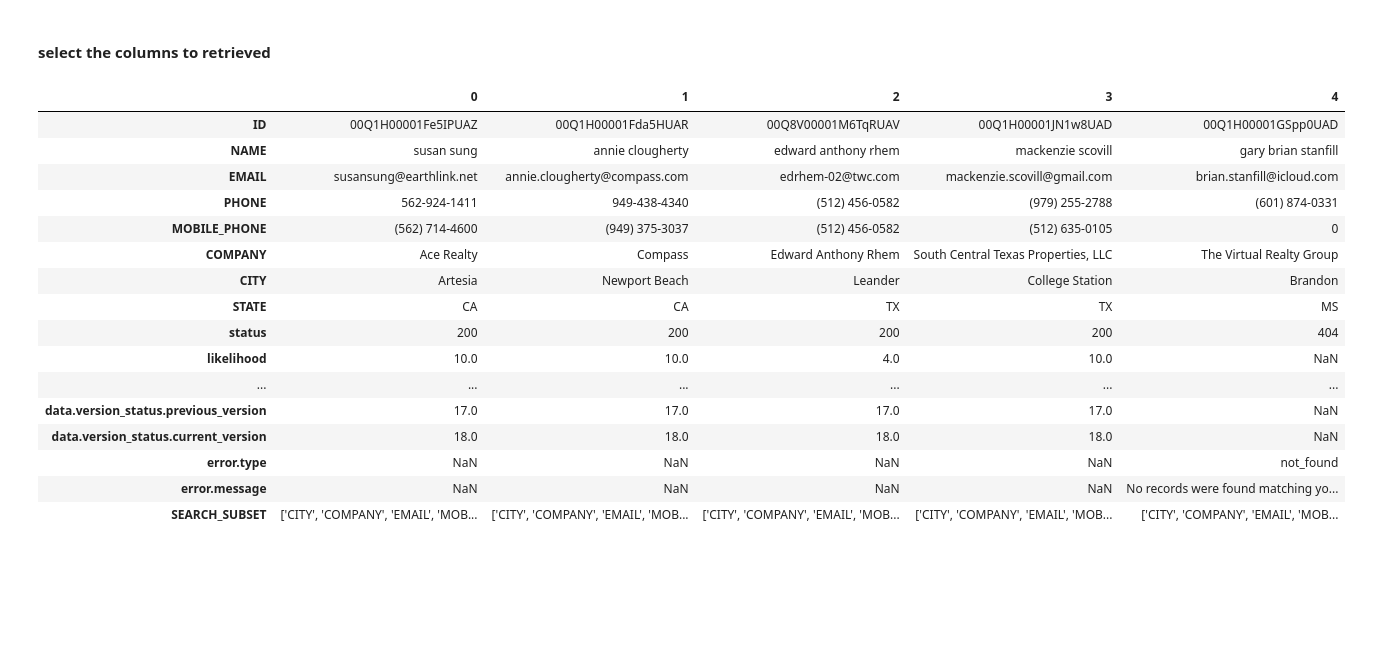
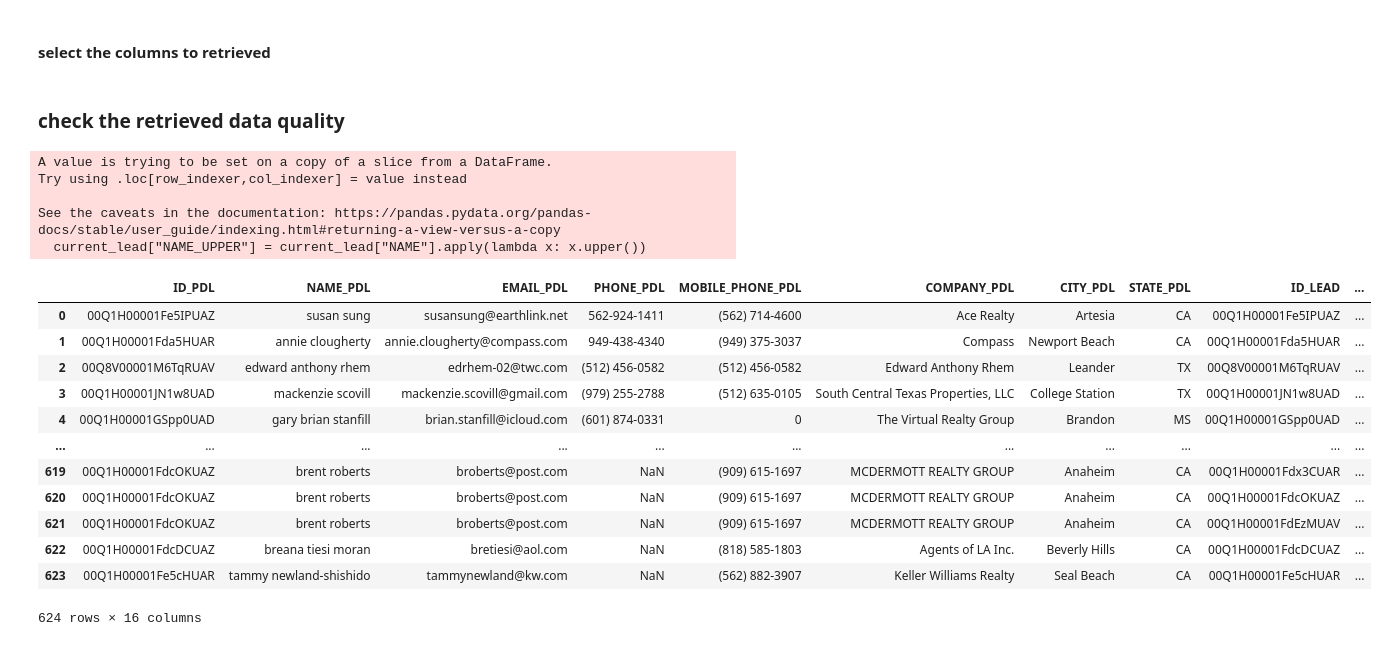
Before and after one commit to endpointclosing/lead-scoring, a Jupyter notebook: notebooks/pdl_data_quality_check.ipynb, the cells around one changed output. Saved outputs shown, nothing was run; the diff lists cells and outputs as text; code cells hidden in the pictures; blank space fills up the shorter version.

```diff
--- a/notebooks/pdl_data_quality_check.ipynb
+++ b/notebooks/pdl_data_quality_check.ipynb
@@ -599,24 +580,6 @@ import_pdl_top5_df[import_pdl_top5_df["STATE"].apply(lambda x: str(x).lower().st
 # %% [markdown]
 #### select the columns to retrieved
 # %%
-import_pdl_top5_df.head(5).transpose()
+# import_pdl_top5_df.head(5).transpose()
-# %% [output]
-|  | 0 | 1 | 2 | 3 | 4 |
-| ID | 00Q1H00001Fe5IPUAZ | 00Q1H00001Fda5HUAR | 00Q8V00001M6TqRUAV | 00Q1H00001JN1w8UAD | 00Q1H00001GSpp0UAD |
-| NAME | susan sung | annie clougherty | edward anthony rhem | mackenzie scovill | gary brian stanfill |
-| EMAIL | susansung@earthlink.net | annie.clougherty@compass.com | edrhem-02@twc.com | mackenzie.scovill@gmail.com | brian.stanfill@icloud.com |
-| PHONE | 562-924-1411 | 949-438-4340 | (512) 456-0582 | (979) 255-2788 | (601) 874-0331 |
-| MOBILE_PHONE | (562) 714-4600 | (949) 375-3037 | (512) 456-0582 | (512) 635-0105 | 0 |
-| COMPANY | Ace Realty | Compass | Edward Anthony Rhem | South Central Texas Properties, LLC | The Virtual Realty Group |
-| CITY | Artesia | Newport Beach | Leander | College Station | Brandon |
-| STATE | CA | CA | TX | TX | MS |
-| status | 200 | 200 | 200 | 200 | 404 |
-| likelihood | 10.0 | 10.0 | 4.0 | 10.0 | NaN |
-| ... | ... | ... | ... | ... | ... |
-| data.version_status.previous_version | 17.0 | 17.0 | 17.0 | 17.0 | NaN |
-| data.version_status.current_version | 18.0 | 18.0 | 18.0 | 18.0 | NaN |
-| error.type | NaN | NaN | NaN | NaN | not_found |
-| error.message | NaN | NaN | NaN | NaN | No records were found matching yo... |
-| SEARCH_SUBSET | ['CITY', 'COMPANY', 'EMAIL', 'MOB... | ['CITY', 'COMPANY', 'EMAIL', 'MOB... | ['CITY', 'COMPANY', 'EMAIL', 'MOB... | ['CITY', 'COMPANY', 'EMAIL', 'MOB... | ['CITY', 'COMPANY', 'EMAIL', 'MOB... |
 # %%
 provided_cols = ['CITY', 'COMPANY', 'EMAIL', 'NAME', 'PHONE', 'STATE']
@@ -625,3 +590,32 @@ retrieve_cols = [
     "data.job_title_role", "data.job_title_levels",
     "data.job_company_size",
 "data.interests","data.skills","data.experiences","data.education"]
+# %% [markdown]
+### check the retrieved data quality
+# %%
+import_pdl_top5_df["NAME_UPPER"] = import_pdl_top5_df["NAME"].apply(lambda x: x.upper())
+current_lead["NAME_UPPER"] = current_lead["NAME"].apply(lambda x: x.upper())
+# %% [output]
+A value is trying to be set on a copy of a slice from a DataFrame.
+Try using .loc[row_indexer,col_indexer] = value instead
+
+See the caveats in the documentation: https://pandas.pydata.org/pandas-docs/stable/user_guide/indexing.html#returning-a-view-versus-a-copy
+  current_lead["NAME_UPPER"] = current_lead["NAME"].apply(lambda x: x.upper())
+# %%
+import_pdl_top5_df_merge=import_pdl_top5_df.merge(current_lead, on = "NAME_UPPER", how = "left", suffixes= ["_PDL","_LEAD"])
+# %%
+import_pdl_top5_df_merge[[col for col in import_pdl_top5_df_merge if (col.endswith("_PDL") or col.endswith("_LEAD"))]]
+# %% [output]
+|  | ID_PDL | NAME_PDL | EMAIL_PDL | PHONE_PDL | MOBILE_PHONE_PDL | COMPANY_PDL | CITY_PDL | STATE_PDL | ID_LEAD | ... |
+| 0 | 00Q1H00001Fe5IPUAZ | susan sung | susansung@earthlink.net | 562-924-1411 | (562) 714-4600 | Ace Realty | Artesia | CA | 00Q1H00001Fe5IPUAZ | ... |
+| 1 | 00Q1H00001Fda5HUAR | annie clougherty | annie.clougherty@compass.com | 949-438-4340 | (949) 375-3037 | Compass | Newport Beach | CA | 00Q1H00001Fda5HUAR | ... |
+| 2 | 00Q8V00001M6TqRUAV | edward anthony rhem | edrhem-02@twc.com | (512) 456-0582 | (512) 456-0582 | Edward Anthony Rhem | Leander | TX | 00Q8V00001M6TqRUAV | ... |
+| 3 | 00Q1H00001JN1w8UAD | mackenzie scovill | mackenzie.scovill@gmail.com | (979) 255-2788 | (512) 635-0105 | South Central Texas Properties, LLC | College Station | TX | 00Q1H00001JN1w8UAD | ... |
+| 4 | 00Q1H00001GSpp0UAD | gary brian stanfill | brian.stanfill@icloud.com | (601) 874-0331 | 0 | The Virtual Realty Group | Brandon | MS | 00Q1H00001GSpp0UAD | ... |
+| ... | ... | ... | ... | ... | ... | ... | ... | ... | ... | ... |
+| 619 | 00Q1H00001FdcOKUAZ | brent roberts | broberts@post.com | NaN | (909) 615-1697 | MCDERMOTT REALTY GROUP | Anaheim | CA | 00Q1H00001Fdx3CUAR | ... |
+| 620 | 00Q1H00001FdcOKUAZ | brent roberts | broberts@post.com | NaN | (909) 615-1697 | MCDERMOTT REALTY GROUP | Anaheim | CA | 00Q1H00001FdcOKUAZ | ... |
+| 621 | 00Q1H00001FdcOKUAZ | brent roberts | broberts@post.com | NaN | (909) 615-1697 | MCDERMOTT REALTY GROUP | Anaheim | CA | 00Q1H00001FdEzMUAV | ... |
+| 622 | 00Q1H00001FdcDCUAZ | breana tiesi moran | bretiesi@aol.com | NaN | (818) 585-1803 | Agents of LA Inc. | Beverly Hills | CA | 00Q1H00001FdcDCUAZ | ... |
+| 623 | 00Q1H00001Fe5cHUAR | tammy newland-shishido | tammynewland@kw.com | NaN | (562) 882-3907 | Keller Williams Realty | Seal Beach | CA | 00Q1H00001Fe5cHUAR | ... |
+624 rows × 16 columns
```
Also changed, not shown: parts of 14 cells of this notebook, 16 other files.
